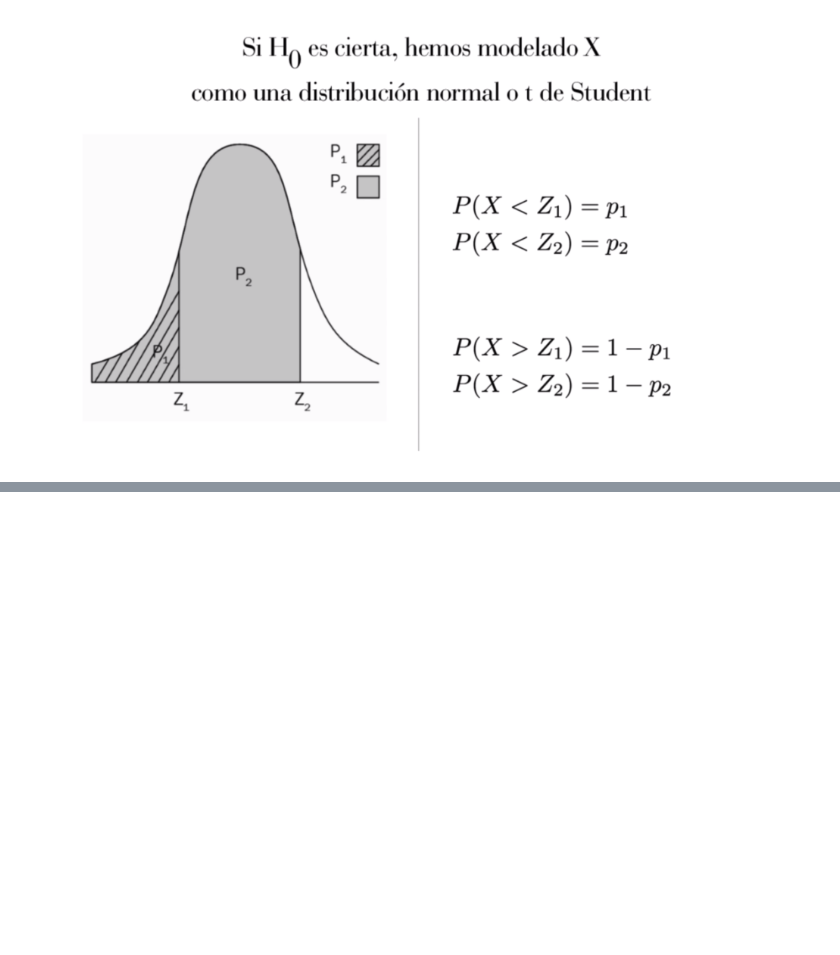
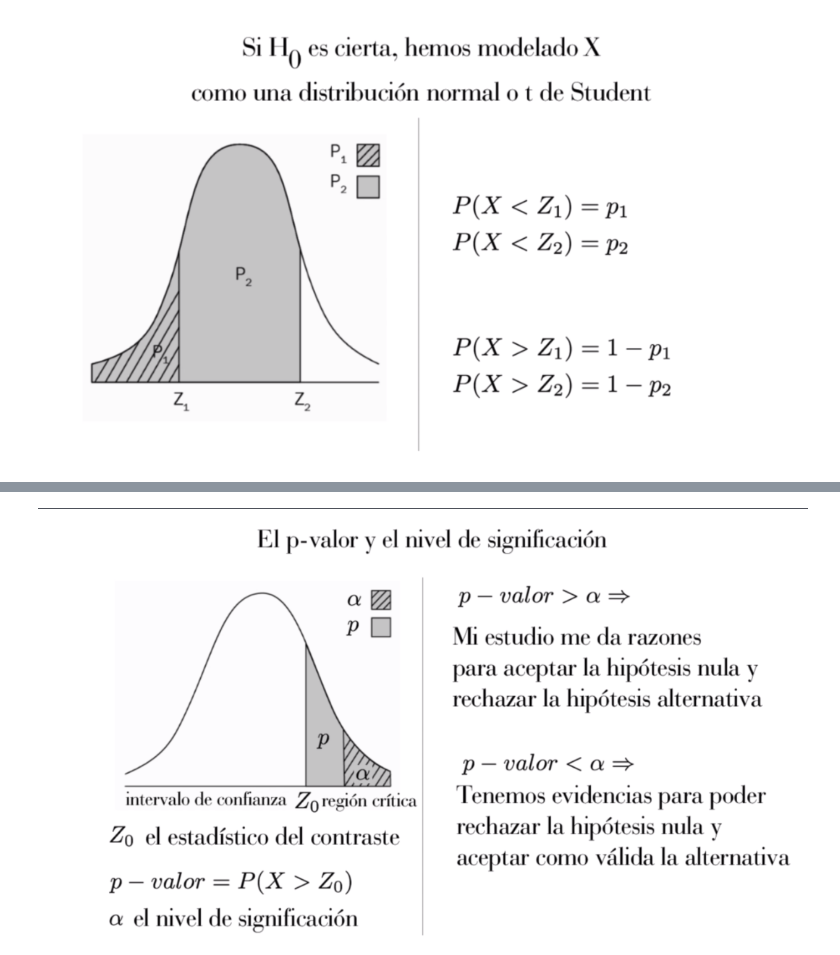
Before and after one commit to olivisoll/python_ML, a Jupyter notebook: notebooks/T3 - 3 - Los contrastes de hipótesis.ipynb, the cells around one changed output, grey strips where cells are left out. Cells and saved outputs as stored; diff of their text form; code cells hidden in the pictures; blank space fills up the shorter version.

```diff
--- a/notebooks/T3 - 3 - Los contrastes de hipótesis.ipynb
+++ b/notebooks/T3 - 3 - Los contrastes de hipótesis.ipynb
@@ -18,0 +27,4 @@ Image(filename="resources/contraste_hipotesis3.png")
+# %%
+Image(filename="resources/contraste_hipotesis7.png")
+# %% [output]
+[figure, added]
```
Also changed, not shown: parts of 6 cells of this notebook, 13 other files.
